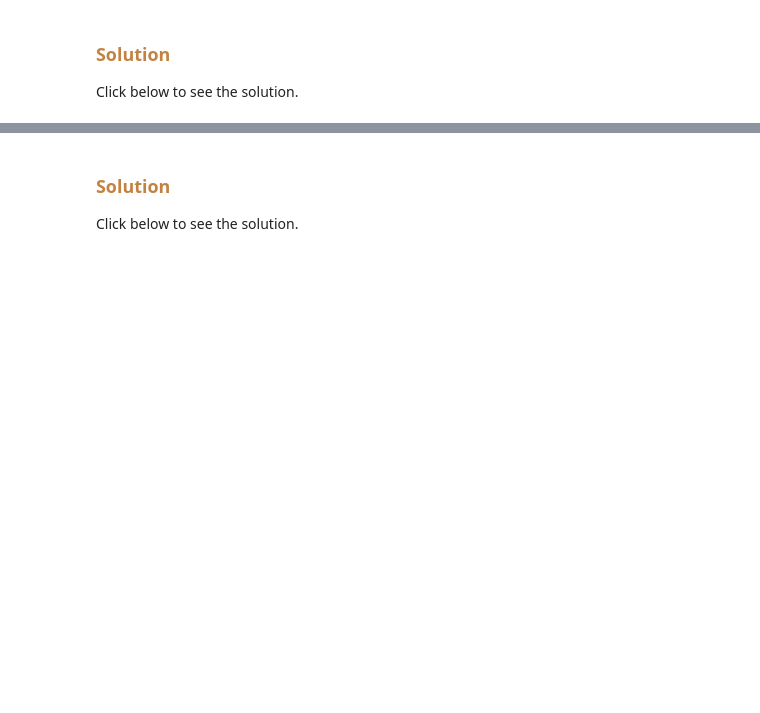
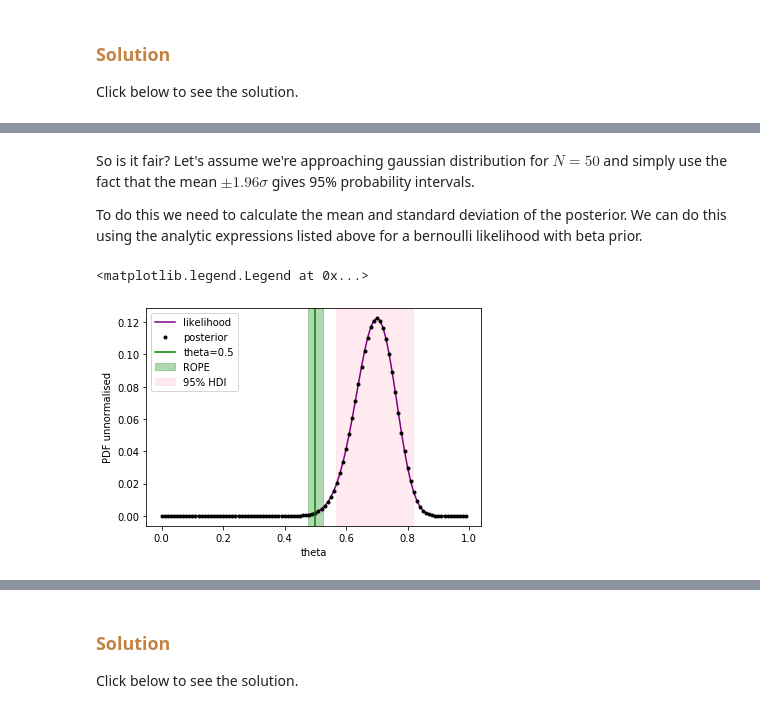
Before and after one commit to philrelton/Data-Analysis-2022, a Jupyter notebook: blended_exercises/Chapter 6/Chapter6.ipynb, the cells around one changed output, grey strips where cells are left out. Cells and saved outputs as stored; diff of their text form; code cells hidden in the pictures; blank space fills up the shorter version.

```diff
--- a/blended_exercises/Chapter 6/Chapter6.ipynb
+++ b/blended_exercises/Chapter 6/Chapter6.ipynb
@@ -48,0 +354,35 @@ Click below to see the solution.
+# %% [markdown]
+So is it fair? Let's assume we're approaching gaussian distribution for $N=50$ and simply use the fact that the mean $\pm 1.96 \sigma$ gives 95% probability intervals.
+
+To do this we need to calculate the mean and standard deviation of the posterior. We can do this using the analytic expressions listed above for a bernoulli likelihood with beta prior.
+# %%
+# posterior_mean
+nu =35.
+N=50.
+
+# uniform prior = beta(1,1) ie a=1, b=1
+a = 1.
+b = 1.
+# posterior mean + std from analytical approx in lecture notes
+posterior_mean_coin = np.float((nu+a)/(N+a+b))
+posterior_std_coin = np.sqrt( posterior_mean_coin*(1-posterior_mean_coin)/(nu+a+N-nu+b+1))
+
+# set up credible intervals = mean + / - 1.96 x sigma
+HDI_a = posterior_mean_coin+1.96*posterior_std_coin
+HDI_b = posterior_mean_coin-1.96*posterior_std_coin
+
+plt.plot(x,likelihood_coin,label='likelihood',c='purple')
+plt.plot(x,posterior_coin,'.',label='posterior',c='black',lw=2)
+
+# this makes nice shaded regions to show off where the ROPE is
+plt.axvspan(0.5-0.025,0.5+0.025,color='green',label='ROPE',alpha=0.3)
+plt.axvspan(HDI_b,HDI_a,color='pink',label='95% HDI',alpha=0.3)
+
+plt.axvline(0.5,color='green',label='theta=0.5')
+#plt.ylim(0,6e-14)
+plt.ylabel('PDF unnormalised')
+plt.xlabel('theta')
+plt.legend(loc='upper left')
+# %% [output]
+<matplotlib.legend.Legend at 0x...>
+[figure, added]
```
Also changed, not shown: parts of 41 cells of this notebook, 4 other files.
